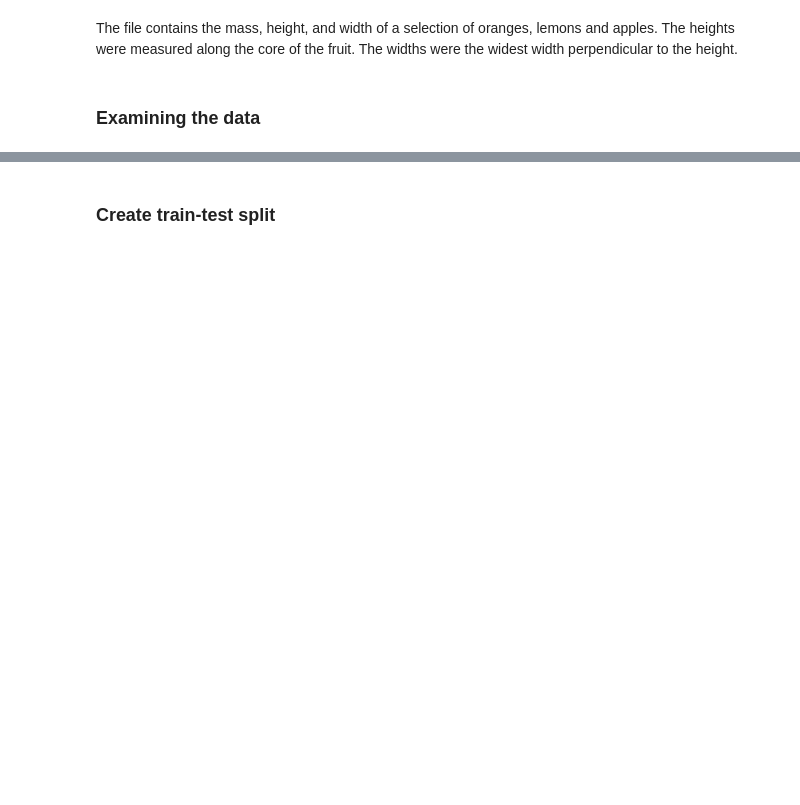
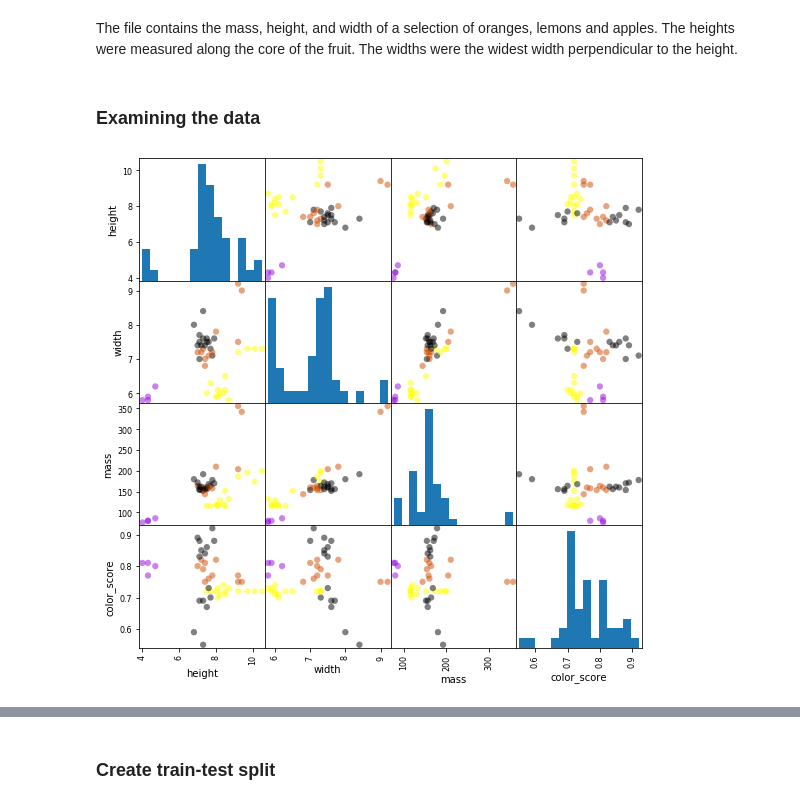
Before and after one commit to dan714/adobe-ml, a Jupyter notebook: src/week1/Module 1.ipynb, the cells around one changed output, grey strips where cells are left out. Drawn from its saved outputs; the diff is of its cells as text; code cells hidden in the pictures; blank space fills up the shorter version.

```diff
--- a/src/week1/Module 1.ipynb
+++ b/src/week1/Module 1.ipynb
@@ -36,13 +40,16 @@ The file contains the mass, height, and width of a selection of oranges, lemons
 # %%
 # plotting a scatter matrix
 from matplotlib import cm
 
 X = fruits[['height', 'width', 'mass', 'color_score']]
 y = fruits['fruit_label']
 X_train, X_test, y_train, y_test = train_test_split(X, y, random_state=0)
 
 cmap = cm.get_cmap('gnuplot')
-scatter = pd.scatter_matrix(X_train, c= y_train, marker = 'o', s=40, hist_kwds={'bins':15}, figsize=(9,9), cmap=cmap)
+
+scatter = plot.scatter_matrix(X_train, c= y_train, marker = 'o', s=40, hist_kwds={'bins':15}, figsize=(9,9), cmap=cmap)
+# %% [output]
+[figure, added]
 # %%
 # plotting a 3D scatter plot
 from mpl_toolkits.mplot3d import Axes3D
```
Also changed, not shown: parts of 9 cells of this notebook, 1 other file.
